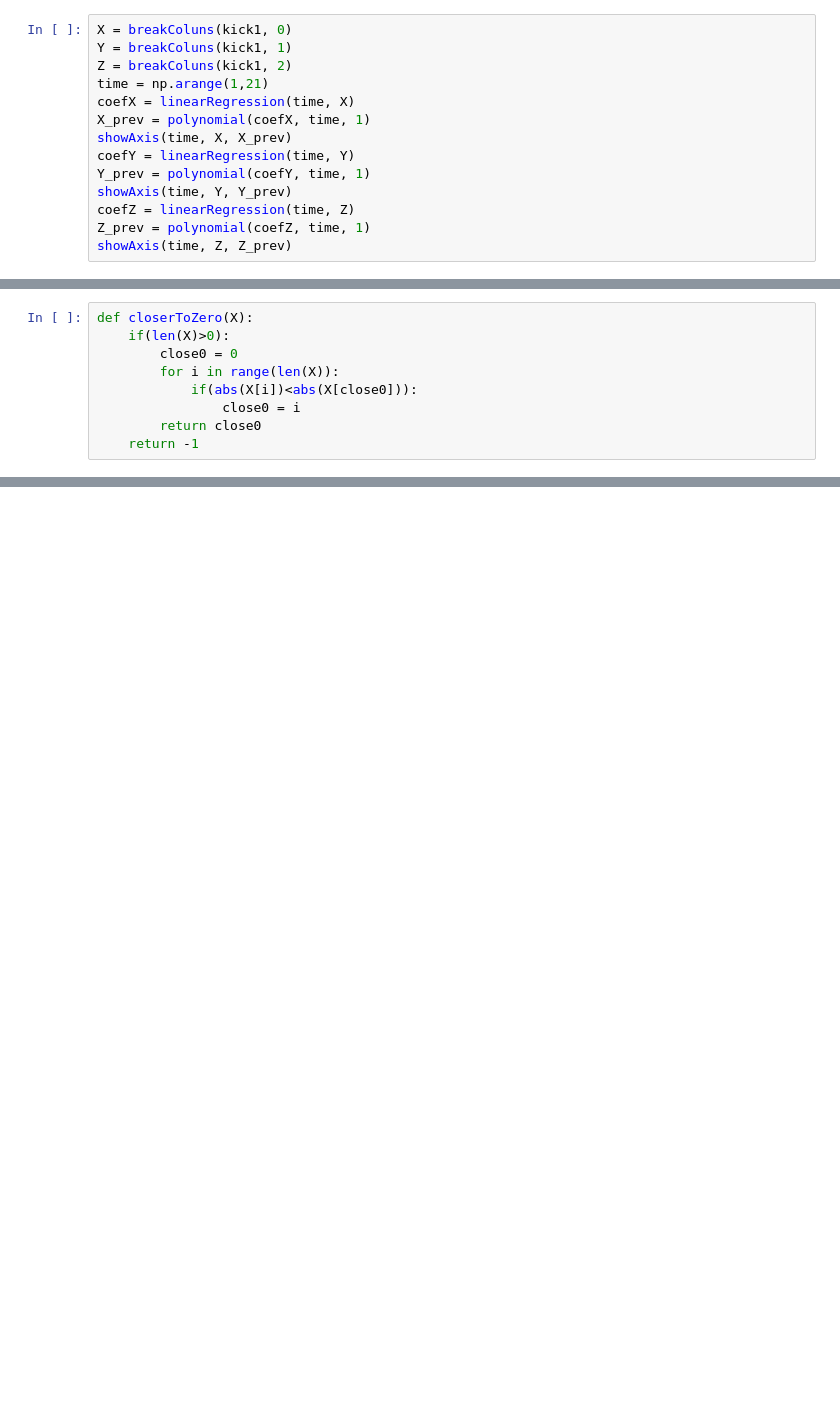
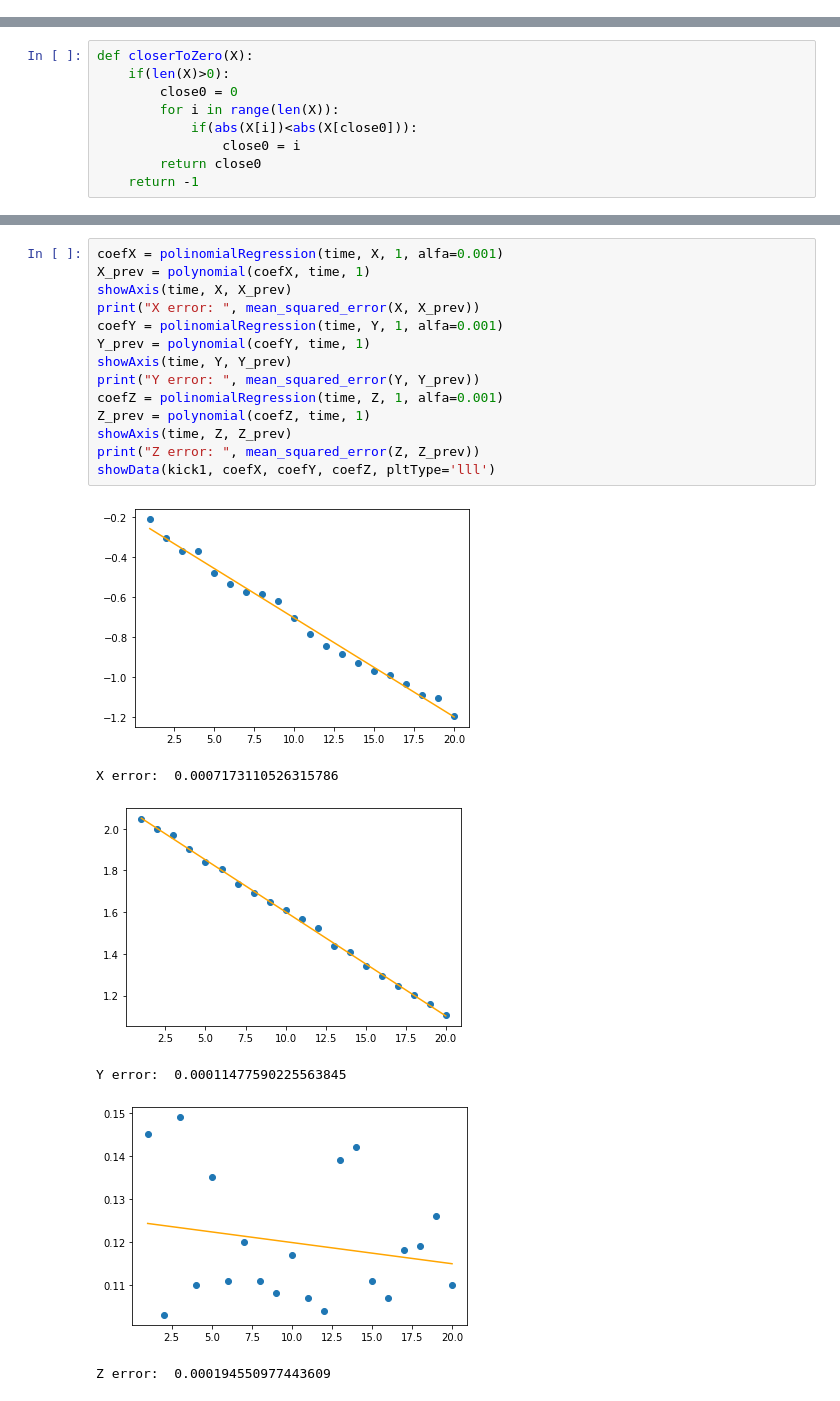
Before and after one commit to matheus-hatzlhoffer/MC886-Machine-Learning, a Jupyter notebook: Projeto 2/part1.ipynb, the cells around one changed output, grey strips where cells are left out. Cells and saved outputs as stored; diff of their text form; blank space fills up the shorter version.

```diff
--- a/Projeto 2/part1.ipynb
+++ b/Projeto 2/part1.ipynb
@@ -62,14 +77,0 @@ kick1 = np.genfromtxt('kick1.dat')
-# %%
-X = breakColuns(kick1, 0)
-Y = breakColuns(kick1, 1)
-Z = breakColuns(kick1, 2)
-time = np.arange(1,21)
-coefX = linearRegression(time, X)
-X_prev = polynomial(coefX, time, 1)
-showAxis(time, X, X_prev)
-coefY = linearRegression(time, Y)
-Y_prev = polynomial(coefY, time, 1)
-showAxis(time, Y, Y_prev)
-coefZ = linearRegression(time, Z)
-Z_prev = polynomial(coefZ, time, 1)
-showAxis(time, Z, Z_prev)
@@ -150,0 +265,21 @@ showData(kick2, coefX, coefY, coefZ, pltType='llp')
+# %%
+coefX = polinomialRegression(time, X, 1, alfa=0.001)
+X_prev = polynomial(coefX, time, 1)
+showAxis(time, X, X_prev)
+print("X error: ", mean_squared_error(X, X_prev))
+coefY = polinomialRegression(time, Y, 1, alfa=0.001)
+Y_prev = polynomial(coefY, time, 1)
+showAxis(time, Y, Y_prev)
+print("Y error: ", mean_squared_error(Y, Y_prev))
+coefZ = polinomialRegression(time, Z, 1, alfa=0.001)
+Z_prev = polynomial(coefZ, time, 1)
+showAxis(time, Z, Z_prev)
+print("Z error: ", mean_squared_error(Z, Z_prev))
+showData(kick1, coefX, coefY, coefZ, pltType='lll')
+# %% [output]
+[figure, added]
+X error:  0.0007173110526315786
+[figure, added]
+Y error:  0.00011477590225563845
+[figure, added]
+Z error:  0.000194550977443609
```
Also changed, not shown: parts of 50 cells of this notebook, 1 other file.
